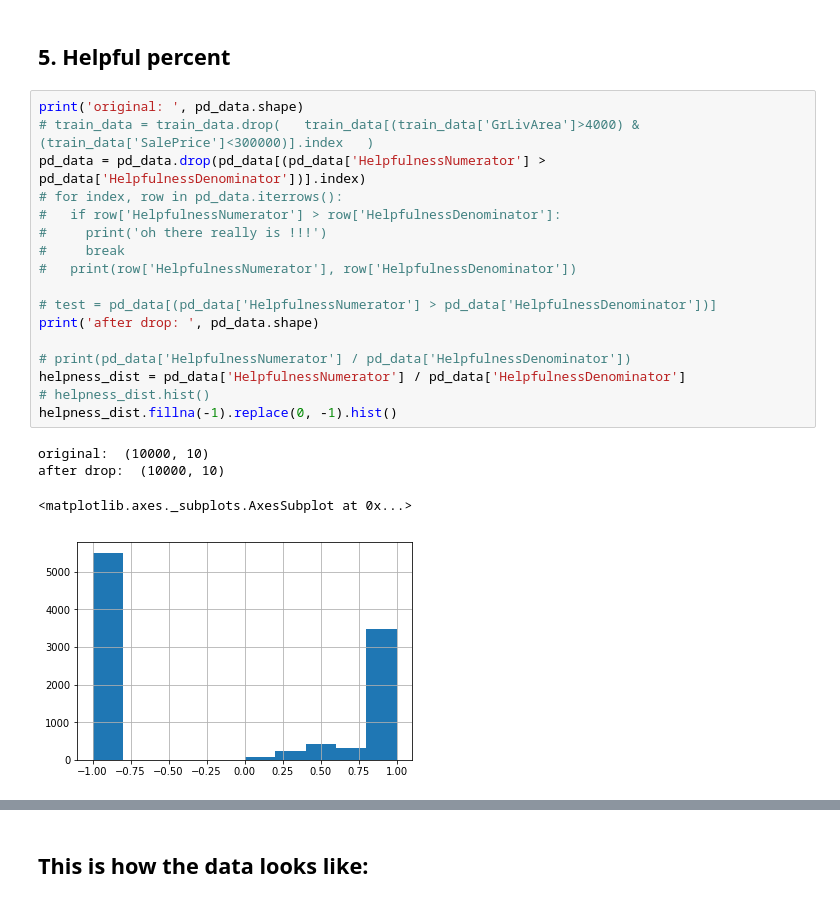
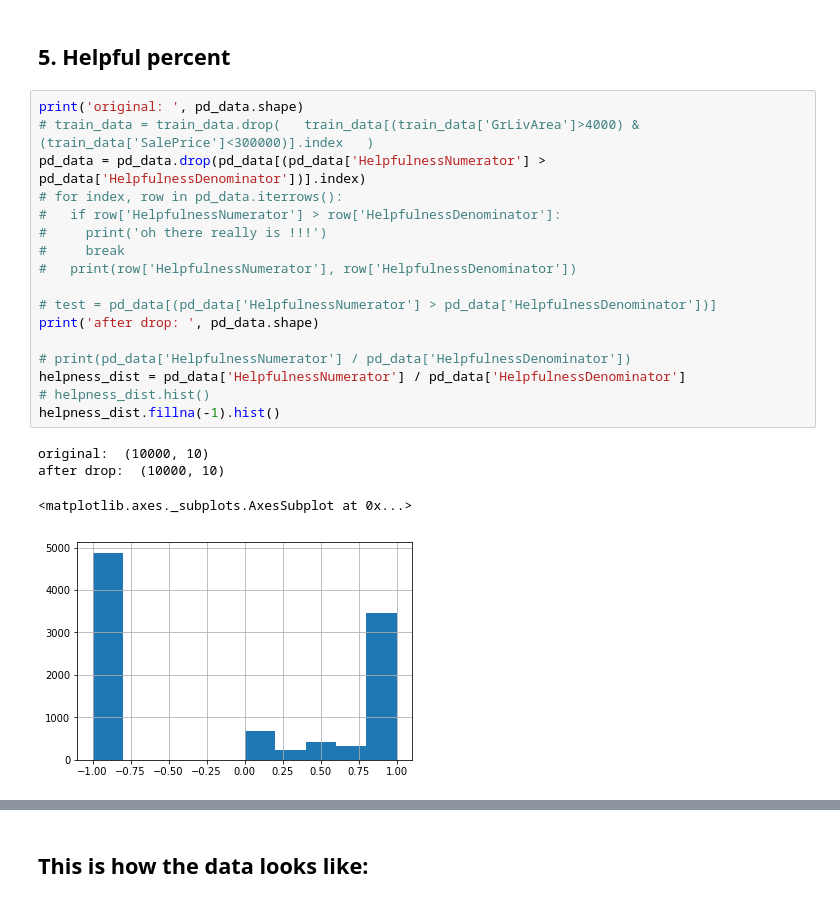
Before and after one commit to jwang0306/fundamentals-data-analytics, a Jupyter notebook: HW1/FDA_HW1.ipynb, the cells around one changed output, grey strips where cells are left out. Drawn from its saved outputs; the diff is of its cells as text.

```diff
--- a/HW1/FDA_HW1.ipynb
+++ b/HW1/FDA_HW1.ipynb
@@ -106,25 +94,25 @@ foo = sns.heatmap(pd_data.corr(), vmax=0.6, square=True, annot=True)
 # %%
 print('original: ', pd_data.shape)
 # train_data = train_data.drop(   train_data[(train_data['GrLivArea']>4000) & (train_data['SalePrice']<300000)].index   )
 pd_data = pd_data.drop(pd_data[(pd_data['HelpfulnessNumerator'] > pd_data['HelpfulnessDenominator'])].index)
 # for index, row in pd_data.iterrows():
 #   if row['HelpfulnessNumerator'] > row['HelpfulnessDenominator']:
 #     print('oh there really is !!!')
 #     break
 #   print(row['HelpfulnessNumerator'], row['HelpfulnessDenominator'])
 
 # test = pd_data[(pd_data['HelpfulnessNumerator'] > pd_data['HelpfulnessDenominator'])]
 print('after drop: ', pd_data.shape)
 
 # print(pd_data['HelpfulnessNumerator'] / pd_data['HelpfulnessDenominator'])
 helpness_dist = pd_data['HelpfulnessNumerator'] / pd_data['HelpfulnessDenominator']
 # helpness_dist.hist()
-helpness_dist.fillna(-1).replace(0, -1).hist()
+helpness_dist.fillna(-1).hist()
 # %% [output]
 original:  (10000, 10)
 after drop:  (10000, 10)
 <matplotlib.axes._subplots.AxesSubplot at 0x...>
-[figure, old version]
+[figure, new version]
 # %% [markdown]
 # Part 2: Wine Reviews
 
```
Also changed, not shown: parts of 14 cells of this notebook.
